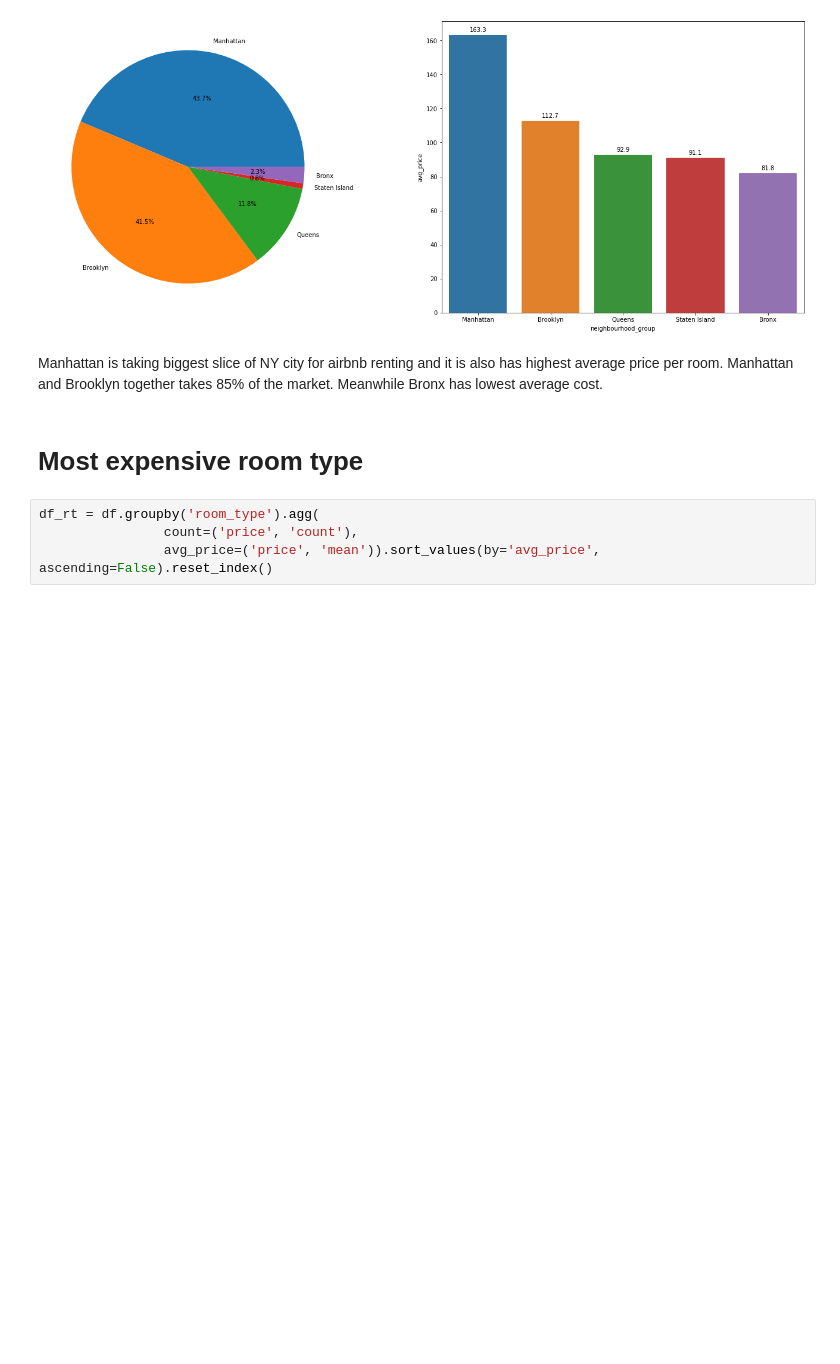
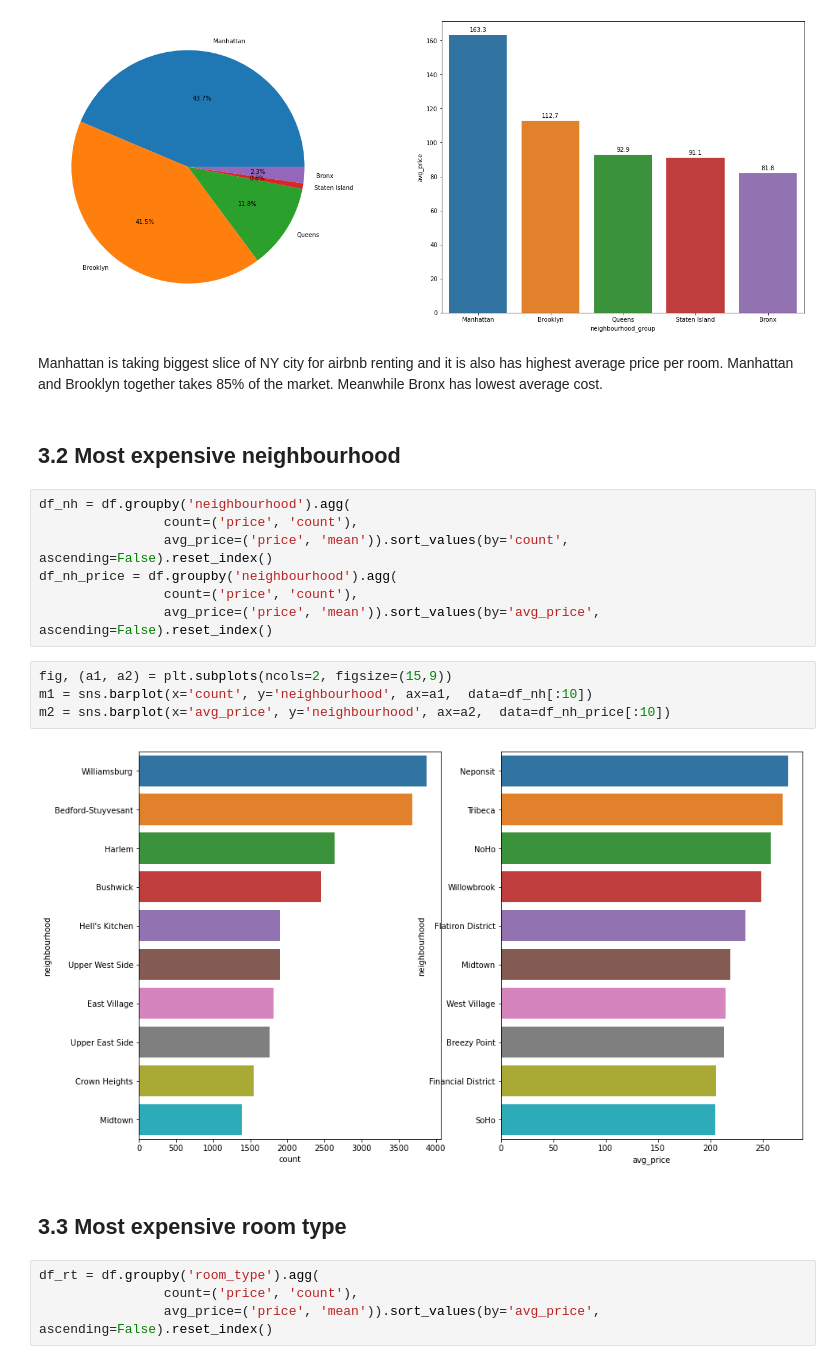
Before and after one commit to slamatik/Kaggle-Projects, a Jupyter notebook: New York Airbnb EDA/new-york-airbnb-eda.ipynb, the cells around one changed output. Saved outputs shown, nothing was run; the diff lists cells and outputs as text; blank space fills up the shorter version.

```diff
--- a/New York Airbnb EDA/new-york-airbnb-eda.ipynb
+++ b/New York Airbnb EDA/new-york-airbnb-eda.ipynb
@@ -154,8 +199,23 @@ for idx, row in df_ng.iterrows():
 [figure]
 # %% [markdown]
 Manhattan is taking biggest slice of NY city for airbnb renting and it is also has highest average price per room. Manhattan and Brooklyn together takes 85% of the market. Meanwhile Bronx has lowest average cost.
+# %% [markdown]
+## 3.2 Most expensive neighbourhood <a class="anchor" id="3.2"></a>
+# %%
+df_nh = df.groupby('neighbourhood').agg(
+                count=('price', 'count'),
+                avg_price=('price', 'mean')).sort_values(by='count', ascending=False).reset_index()
+df_nh_price = df.groupby('neighbourhood').agg(
+                count=('price', 'count'),
+                avg_price=('price', 'mean')).sort_values(by='avg_price', ascending=False).reset_index()
+# %%
+fig, (a1, a2) = plt.subplots(ncols=2, figsize=(15,9))
+m1 = sns.barplot(x='count', y='neighbourhood', ax=a1,  data=df_nh[:10])
+m2 = sns.barplot(x='avg_price', y='neighbourhood', ax=a2,  data=df_nh_price[:10])
+# %% [output]
+[figure, added]
 # %% [markdown]
-# Most expensive room type
+## 3.3 Most expensive room type <a class="anchor" id="3.3"></a>
 # %%
 df_rt = df.groupby('room_type').agg(
                 count=('price', 'count'),
```
Also changed, not shown: parts of 36 cells of this notebook, 1 other file.
